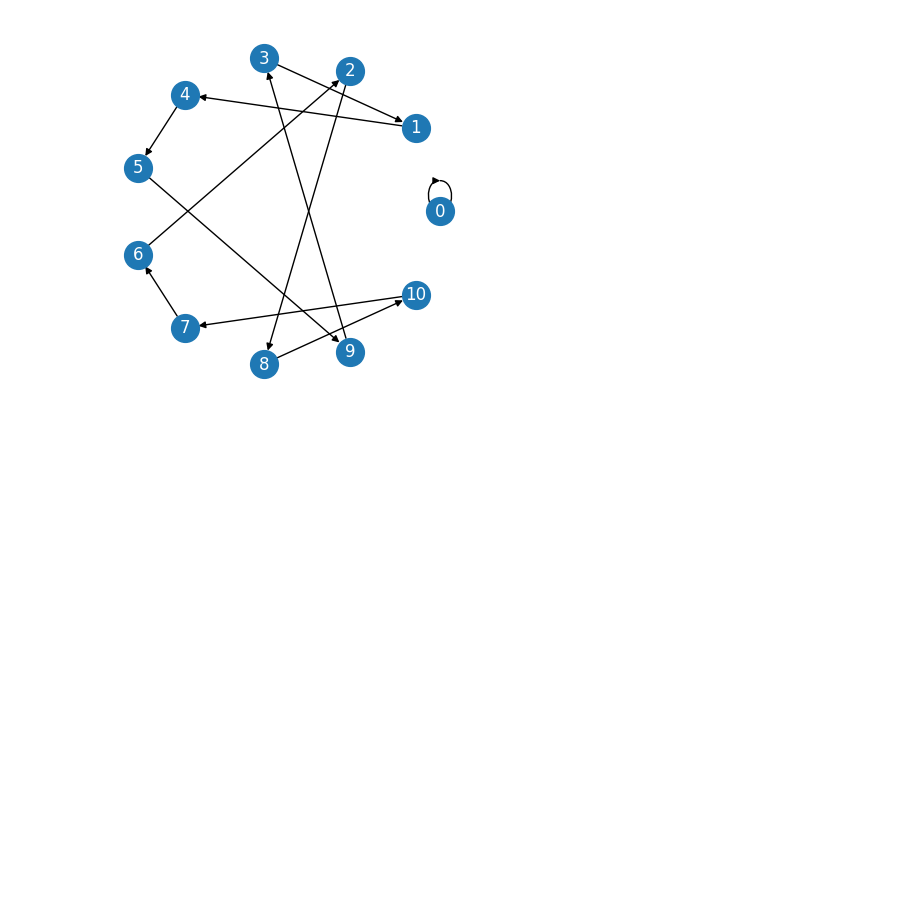
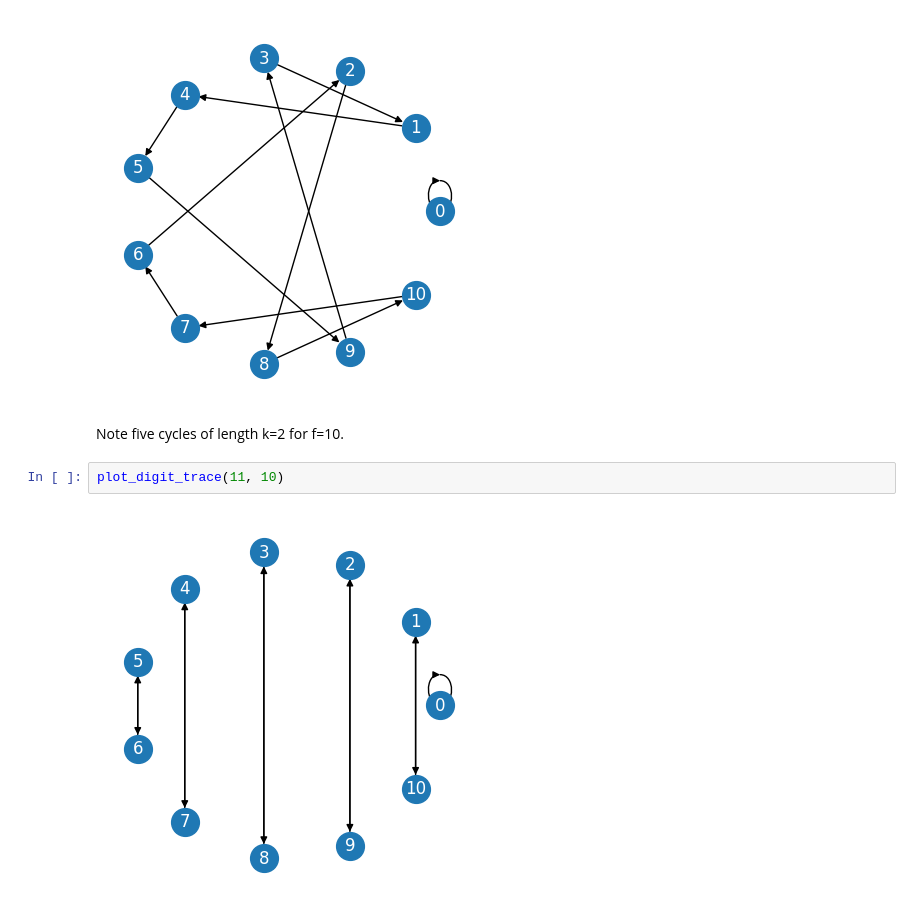
Before and after one commit to jelaiw/number-theory-class, a Jupyter notebook: fermats_little_theorem.ipynb, the cells around one changed output. Cells and saved outputs as stored; diff of their text form; blank space fills up the shorter version.

Commit message:
Plot f=10 mod 11.

```diff
--- a/fermats_little_theorem.ipynb
+++ b/fermats_little_theorem.ipynb
@@ -47,3 +47,9 @@ plot_digit_trace(11, 3)
 plot_digit_trace(11, 4)
 # %% [output]
 [figure]
+# %% [markdown]
+Note five cycles of length k=2 for f=10.
+# %%
+plot_digit_trace(11, 10)
+# %% [output]
+[figure, added]
```
